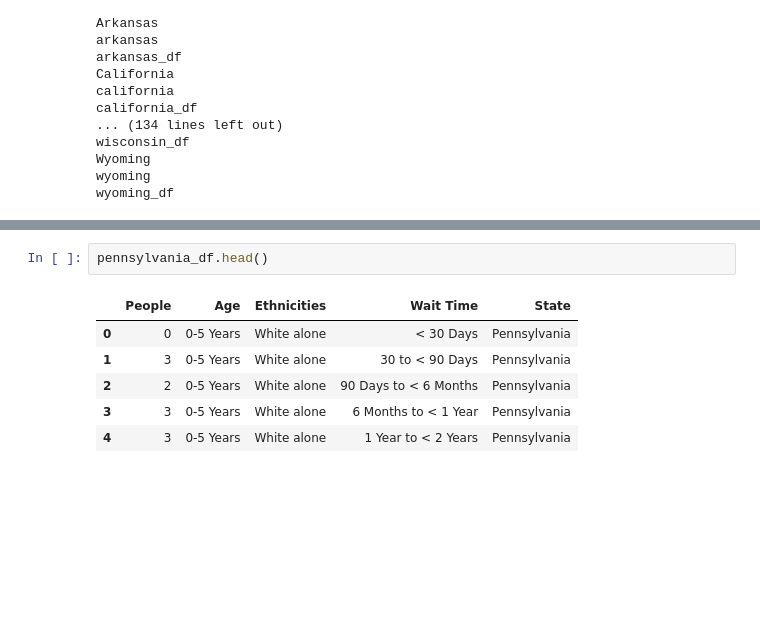
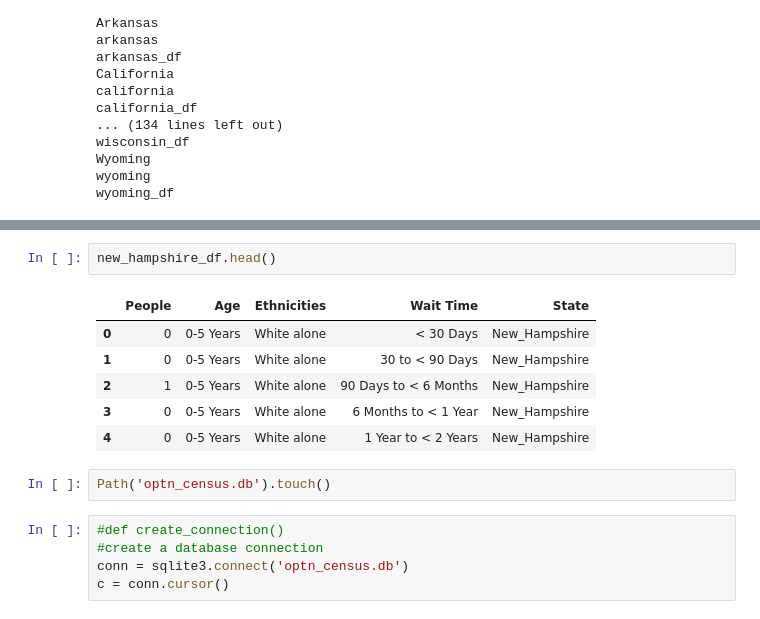
Before and after one commit to mwsierzega/Project3, a Jupyter notebook: Cleaned_Data_OPTN_Census.ipynb, the cells around one changed output, grey strips where cells are left out. Cells and saved outputs as stored; diff of their text form; blank space fills up the shorter version.

Commit message:
added underscore to states, created new csv, created db with state tables

```diff
--- a/Cleaned_Data_OPTN_Census.ipynb
+++ b/Cleaned_Data_OPTN_Census.ipynb
@@ -101,9 +116,16 @@ wyoming_df                DataFrame         People           Age<...>n\n[359 row
 # %%
-pennsylvania_df.head()
+new_hampshire_df.head()
 # %% [output]
 |  | People | Age | Ethnicities | Wait Time | State |
-| 0 | 0 | 0-5 Years | White alone | < 30 Days | Pennsylvania |
-| 1 | 3 | 0-5 Years | White alone | 30 to < 90 Days | Pennsylvania |
-| 2 | 2 | 0-5 Years | White alone | 90 Days to < 6 Months | Pennsylvania |
-| 3 | 3 | 0-5 Years | White alone | 6 Months to < 1 Year | Pennsylvania |
-| 4 | 3 | 0-5 Years | White alone | 1 Year to < 2 Years | Pennsylvania |
+| 0 | 0 | 0-5 Years | White alone | < 30 Days | New_Hampshire |
+| 1 | 0 | 0-5 Years | White alone | 30 to < 90 Days | New_Hampshire |
+| 2 | 1 | 0-5 Years | White alone | 90 Days to < 6 Months | New_Hampshire |
+| 3 | 0 | 0-5 Years | White alone | 6 Months to < 1 Year | New_Hampshire |
+| 4 | 0 | 0-5 Years | White alone | 1 Year to < 2 Years | New_Hampshire |
+# %%
+Path('optn_census.db').touch()
+# %%
+#def create_connection()
+#create a database connection
+conn = sqlite3.connect('optn_census.db')
+c = conn.cursor()
```
Also changed, not shown: parts of 9 cells of this notebook, 3 other files.
